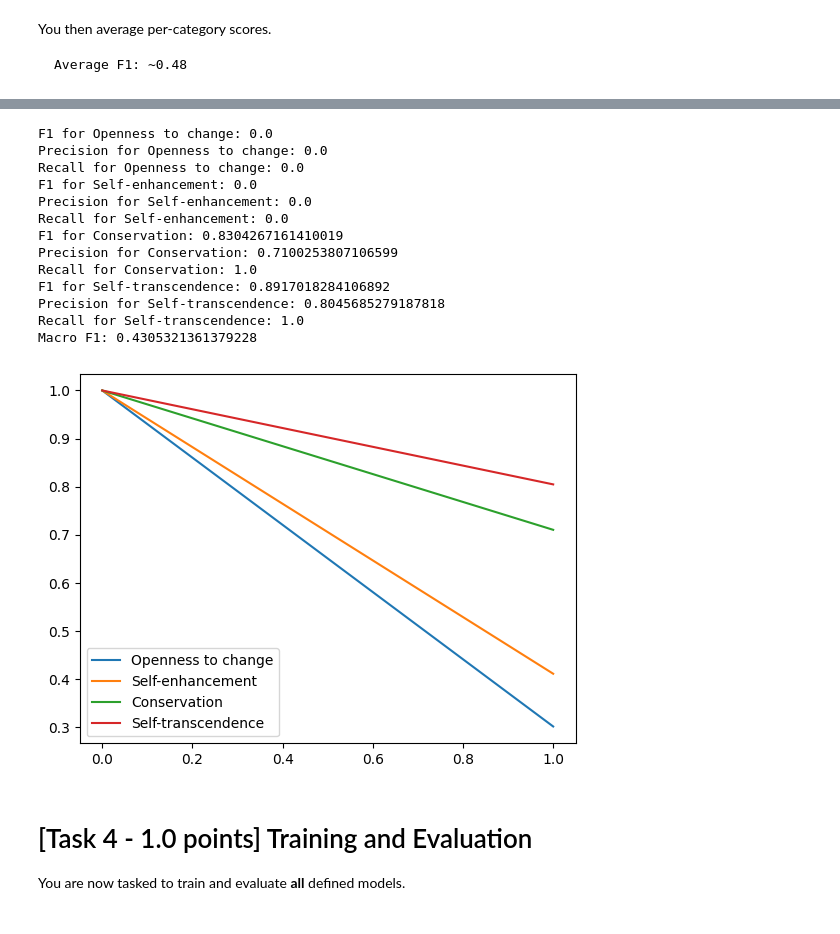
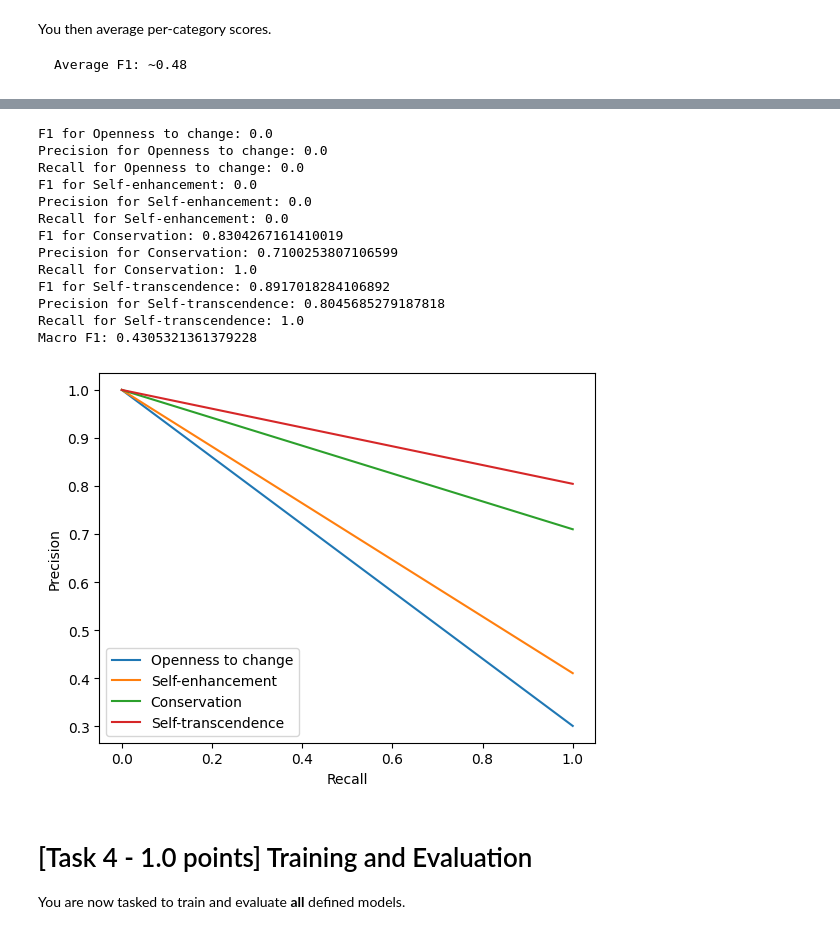
Before and after one commit to AndreaZecca/NLP-assignments, a Jupyter notebook: Assignment-2/Assignment2.ipynb, the cells around one changed output, grey strips where cells are left out. Cells and saved outputs as stored; diff of their text form; code cells hidden in the pictures.

```diff
--- a/Assignment-2/Assignment2.ipynb
+++ b/Assignment-2/Assignment2.ipynb
@@ -631,7 +666,7 @@ from sklearn.metrics import f1_score, precision_score, recall_score, precision_r
 import numpy as np
 import matplotlib.pyplot as plt
 
-def model_metric(model, loader):
+def evaluate(model, loader, verbose=True):
     model.eval()
     with torch.no_grad():
         all_outputs = []
@@ -653,18 +688,24 @@ def model_metric(model, loader):
         for i, value_name in enumerate(TOUCHE_VALUES):
             f1 = f1_score(all_labels[:, i], all_outputs[:, i] >= standard_threshold)
             f1s.append(f1)
-            print(f'F1 for {value_name}: {f1}')
 
             precision = precision_score(all_labels[:, i], all_outputs[:, i] >= standard_threshold)
-            print(f'Precision for {value_name}: {precision}')
 
             recall = recall_score(all_labels[:, i], all_outputs[:, i] >= standard_threshold)
-            print(f'Recall for {value_name}: {recall}')
 
-            precision, recall, _ = precision_recall_curve(all_labels[:, i], all_outputs[:, i])
-            plt.plot(recall, precision)
+            if verbose:
+                print(f'{value_name}: Precision = {precision:.3f}, Recall = {recall:.3f}, F1 = {f1:.3f}')
 
-        print('Macro F1:', np.mean(f1s))
-        plt.legend(TOUCHE_VALUES)
-        plt.show()
-model_metric(bertcps_model, test_dataloader)
+                precision, recall, _ = precision_recall_curve(all_labels[:, i], all_outputs[:, i])
+                plt.plot(recall, precision)
+
+        macro_f1 = np.mean(f1s)
+
+        if verbose:
+            print(f'Macro F1: {macro_f1:.3f}')
+            plt.legend(TOUCHE_VALUES)
+            plt.xlabel('Recall')
+            plt.ylabel('Precision')
+            plt.show()
+
+        return f1s, macro_f1
@@ -686,20 +712,20 @@ Macro F1: 0.6914646689439743
 # %%
-model_metric(majority_model, test_dataloader)
+evaluate(majority_model, test_dataloader)
 # %% [output]
 F1 for Openness to change: 0.0
 Precision for Openness to change: 0.0
 Recall for Openness to change: 0.0
 F1 for Self-enhancement: 0.0
 Precision for Self-enhancement: 0.0
 Recall for Self-enhancement: 0.0
 F1 for Conservation: 0.8304267161410019
 Precision for Conservation: 0.7100253807106599
 Recall for Conservation: 1.0
 F1 for Self-transcendence: 0.8917018284106892
 Precision for Self-transcendence: 0.8045685279187818
 Recall for Self-transcendence: 1.0
 Macro F1: 0.4305321361379228
-[figure, old version]
+[figure, new version]
 # %% [markdown]
 # [Task 4 - 1.0 points] Training and Evaluation
 
```
Also changed, not shown: parts of 15 cells of this notebook.
